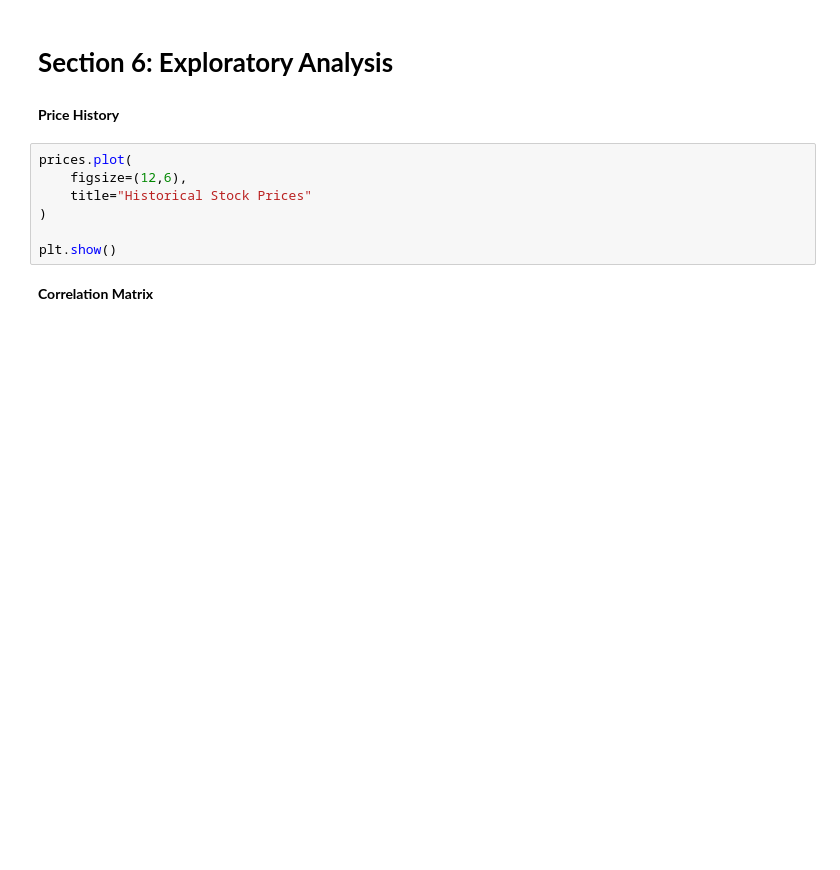
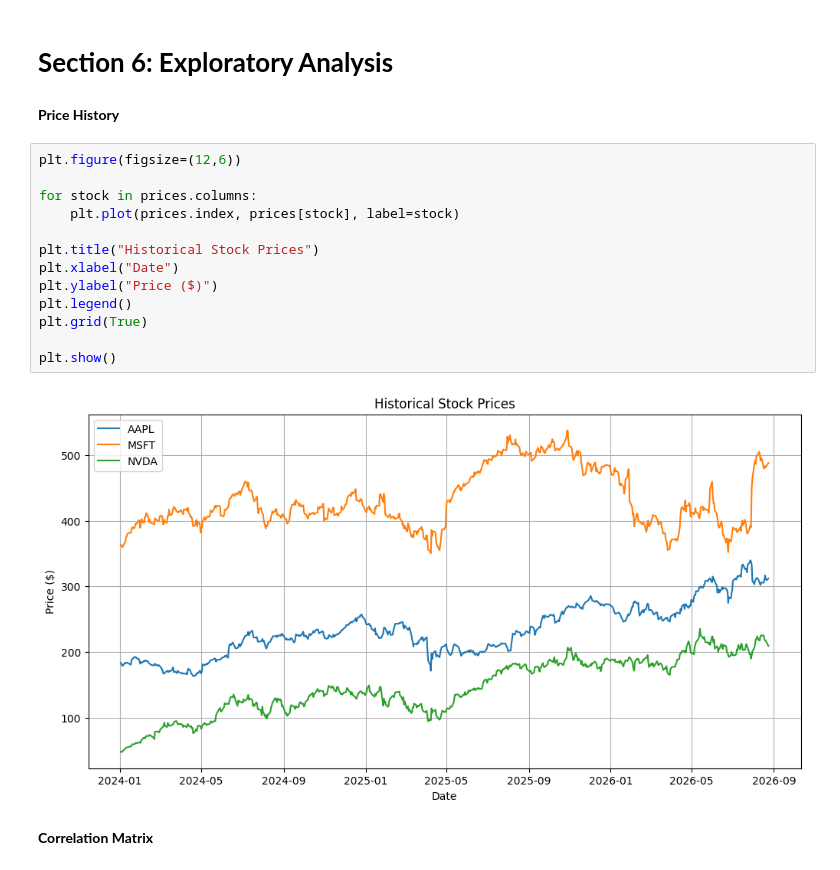
Before and after one commit to bahmedx/730, a Jupyter notebook: stock_stochastic_simulation2.ipynb, the cells around one changed output. Drawn from its saved outputs; the diff is of its cells as text; blank space fills up the shorter version.

```diff
--- a/stock_stochastic_simulation2.ipynb
+++ b/stock_stochastic_simulation2.ipynb
@@ -60,13 +77,21 @@ returns.head()
 # **Section 6: Exploratory Analysis**
 # %% [markdown]
 **Price History**
-# %%
-prices.plot(
-    figsize=(12,6),
-    title="Historical Stock Prices"
-)
-
-plt.show()
+# %%
+plt.figure(figsize=(12,6))
+
+for stock in prices.columns:
+    plt.plot(prices.index, prices[stock], label=stock)
+
+plt.title("Historical Stock Prices")
+plt.xlabel("Date")
+plt.ylabel("Price ($)")
+plt.legend()
+plt.grid(True)
+
+plt.show()
+# %% [output]
+[figure, added]
 # %% [markdown]
 **Correlation Matrix**
 # %%
```
Also changed, not shown: parts of 44 cells of this notebook.
